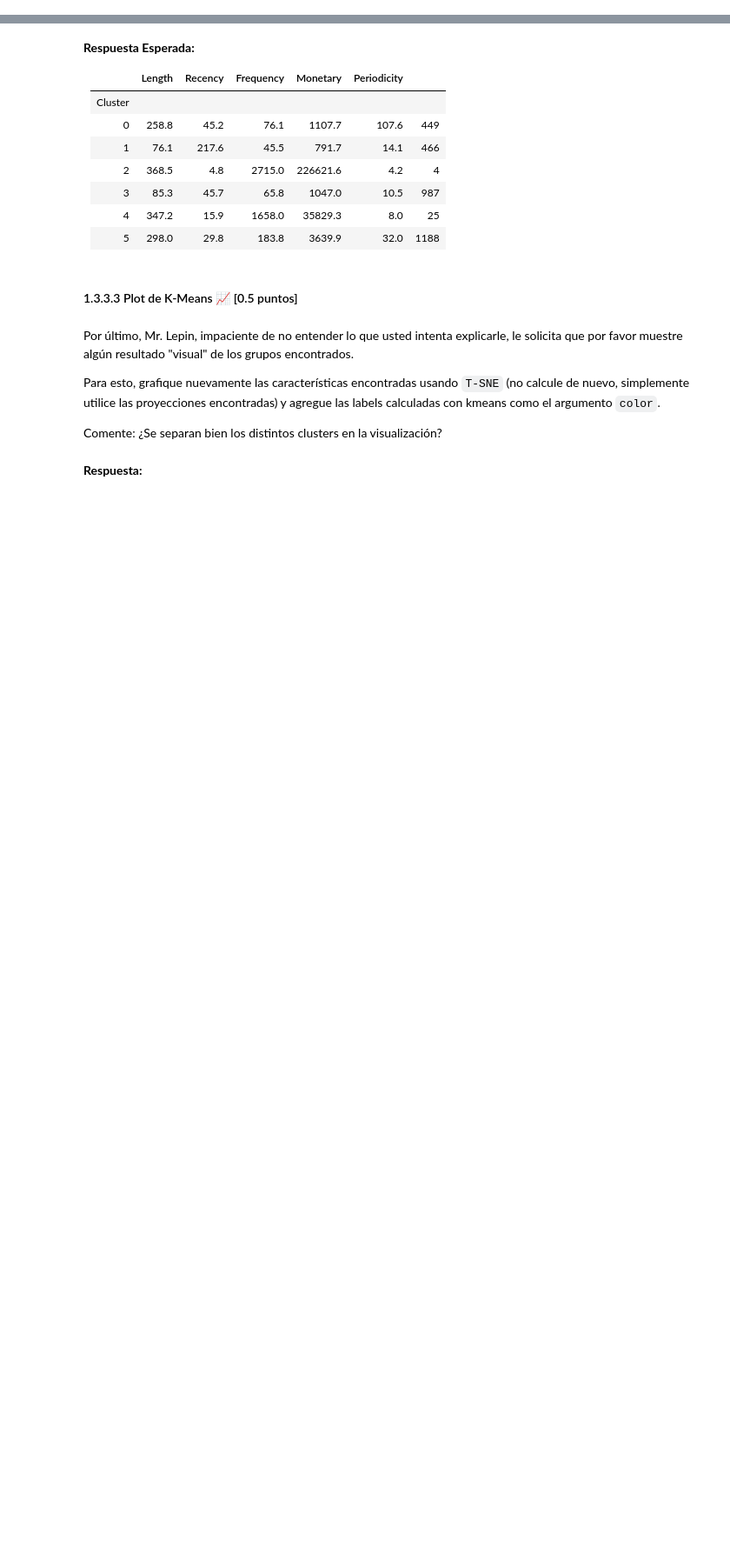
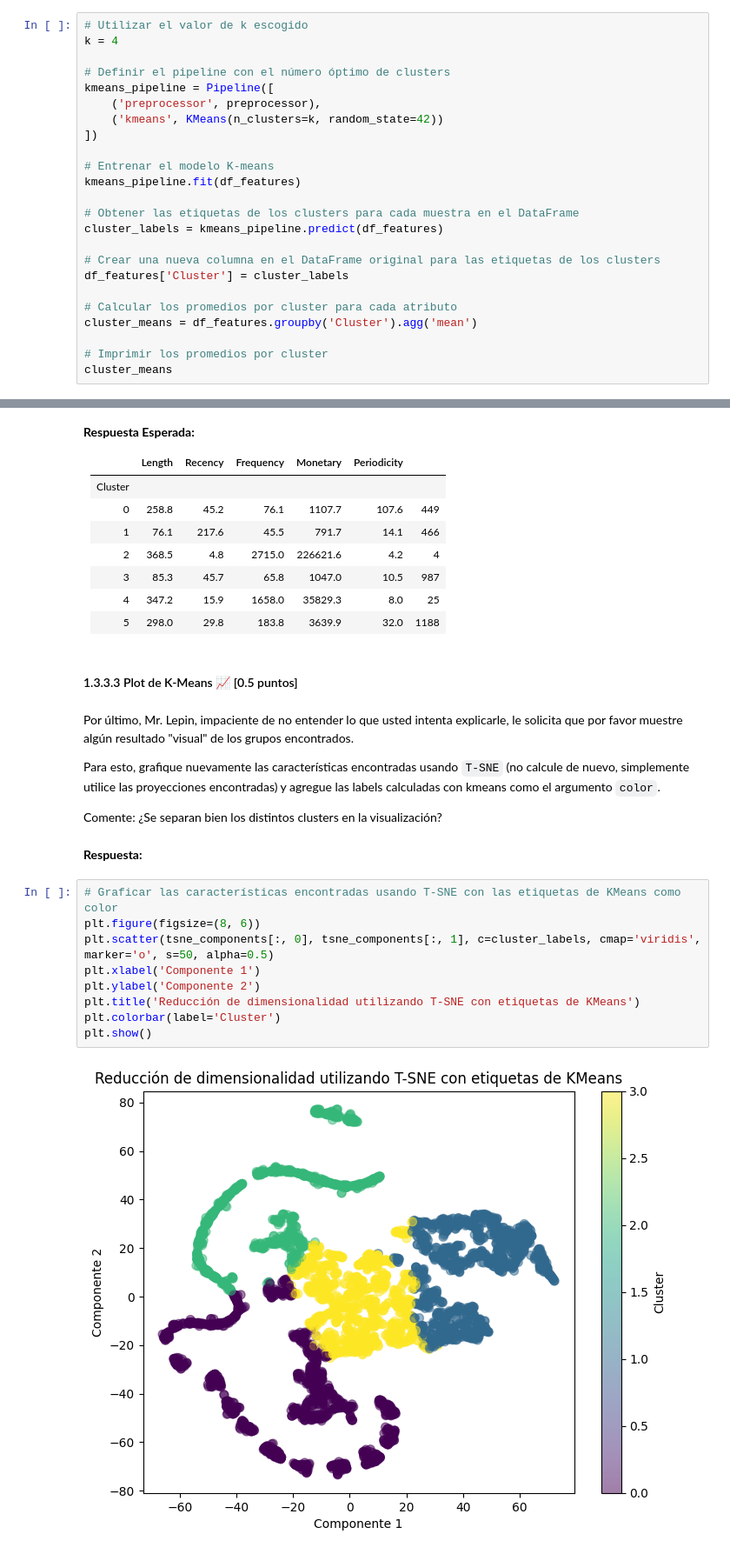
Before and after one commit to JoseSaffie/MDS7202-1-Primavera-2023, a Jupyter notebook: Laboratorios/Lab 7/Lab_07/Laboratorio7_Enunciado.ipynb, the cells around one changed output, grey strips where cells are left out. Shown at 87% size. Drawn from its saved outputs; the diff is of its cells as text; blank space fills up the shorter version.

```diff
--- a/Laboratorios/Lab 7/Lab_07/Laboratorio7_Enunciado.ipynb
+++ b/Laboratorios/Lab 7/Lab_07/Laboratorio7_Enunciado.ipynb
@@ -399,3 +439,27 @@ En base a la elección de k realizada en la sección anterior, utilice este valo
 Una vez ajustado los datos, genere una tabla con los promedios (o medianas) para cada uno de los atributos, agrupando estos por el clúster que pertenecen. ¿Es posible observar agrupaciones coherentes?, ¿Qué tipo de clientes posee el retail?, Justifique su respuesta y no decepcione a Mr. Lepin.
 # %% [markdown]
 **Respuesta:**
+# %%
+# Utilizar el valor de k escogido
+k = 4
+
+# Definir el pipeline con el número óptimo de clusters
+kmeans_pipeline = Pipeline([
+    ('preprocessor', preprocessor),
+    ('kmeans', KMeans(n_clusters=k, random_state=42))
+])
+
+# Entrenar el modelo K-means
+kmeans_pipeline.fit(df_features)
+
+# Obtener las etiquetas de los clusters para cada muestra en el DataFrame
+cluster_labels = kmeans_pipeline.predict(df_features)
+
+# Crear una nueva columna en el DataFrame original para las etiquetas de los clusters
+df_features['Cluster'] = cluster_labels
+
+# Calcular los promedios por cluster para cada atributo
+cluster_means = df_features.groupby('Cluster').agg('mean')
+
+# Imprimir los promedios por cluster
+cluster_means
@@ -421,6 +492,17 @@ Para esto, grafique nuevamente las características encontradas usando `T-SNE` (
 Comente: ¿Se separan bien los distintos clusters en la visualización?
 # %% [markdown]
 **Respuesta:**
+# %%
+# Graficar las características encontradas usando T-SNE con las etiquetas de KMeans como color
+plt.figure(figsize=(8, 6))
+plt.scatter(tsne_components[:, 0], tsne_components[:, 1], c=cluster_labels, cmap='viridis', marker='o', s=50, alpha=0.5)
+plt.xlabel('Componente 1')
+plt.ylabel('Componente 2')
+plt.title('Reducción de dimensionalidad utilizando T-SNE con etiquetas de KMeans')
+plt.colorbar(label='Cluster')
+plt.show()
+# %% [output]
+[figure, added]
 # %% [markdown]
 # Conclusión
 Eso ha sido todo para el lab de hoy, recuerden que el laboratorio tiene un plazo de entrega de una semana. Cualquier duda del laboratorio, no duden en contactarnos por correo, Discord o U-cursos.
```
Also changed, not shown: parts of 2 cells of this notebook.
